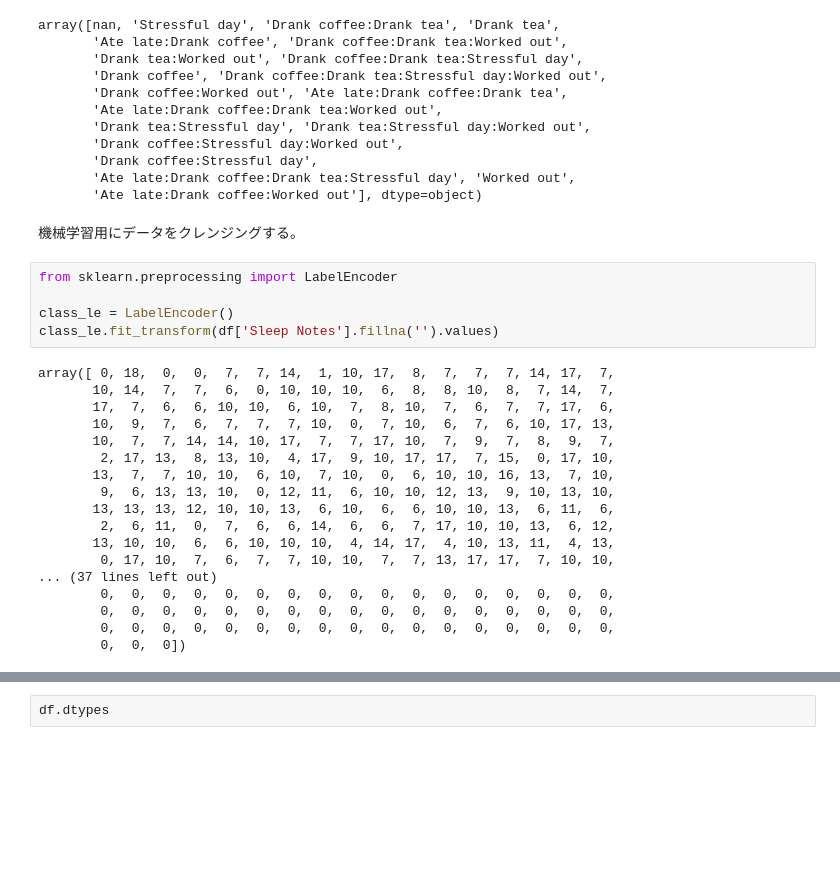
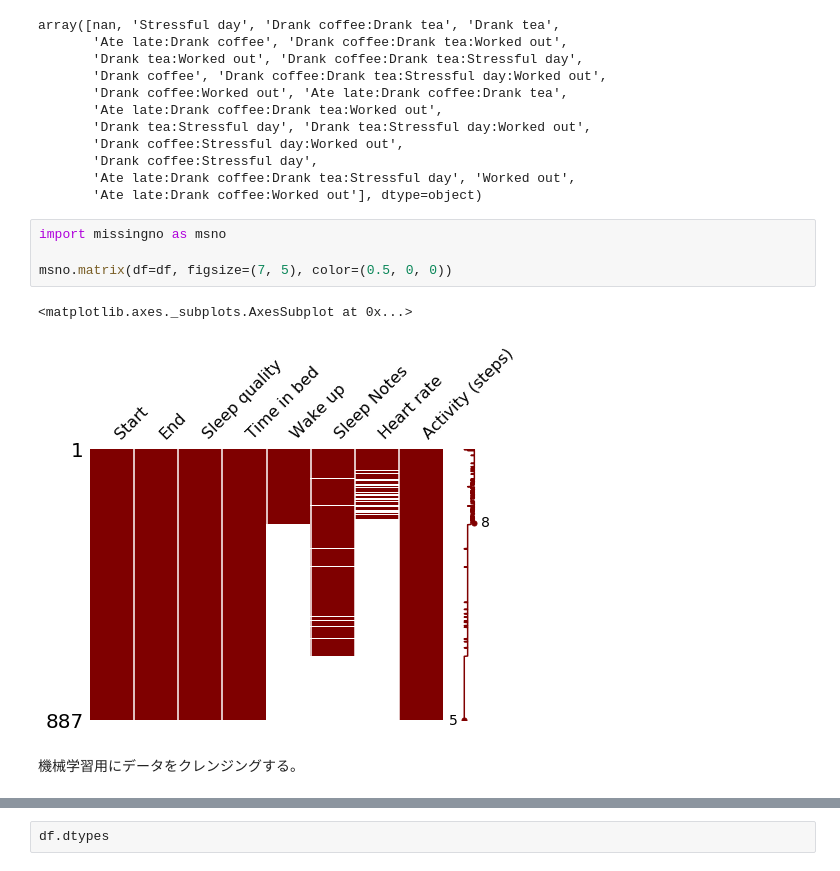
Before and after one commit to st-sashou/ai_experimental, a Jupyter notebook: LSTM多クラス分類.ipynb, the cells around one changed output, grey strips where cells are left out. Saved outputs shown, nothing was run; the diff lists cells and outputs as text; blank space fills up the shorter version.

```diff
--- a/LSTM多クラス分類.ipynb
+++ b/LSTM多クラス分類.ipynb
@@ -85,28 +64,12 @@ array([nan, 'Stressful day', 'Drank coffee:Drank tea', 'Drank tea',
        'Drank coffee:Stressful day',
        'Ate late:Drank coffee:Drank tea:Stressful day', 'Worked out',
        'Ate late:Drank coffee:Worked out'], dtype=object)
+# %%
+import missingno as msno
+
+msno.matrix(df=df, figsize=(7, 5), color=(0.5, 0, 0))
+# %% [output]
+<matplotlib.axes._subplots.AxesSubplot at 0x...>
+[figure, added]
 # %% [markdown]
 機械学習用にデータをクレンジングする。
-# %%
-from sklearn.preprocessing import LabelEncoder
-
-class_le = LabelEncoder()
-class_le.fit_transform(df['Sleep Notes'].fillna('').values)
-# %% [output]
-array([ 0, 18,  0,  0,  7,  7, 14,  1, 10, 17,  8,  7,  7,  7, 14, 17,  7,
-       10, 14,  7,  7,  6,  0, 10, 10, 10,  6,  8,  8, 10,  8,  7, 14,  7,
-       17,  7,  6,  6, 10, 10,  6, 10,  7,  8, 10,  7,  6,  7,  7, 17,  6,
-       10,  9,  7,  6,  7,  7,  7, 10,  0,  7, 10,  6,  7,  6, 10, 17, 13,
-       10,  7,  7, 14, 14, 10, 17,  7,  7, 17, 10,  7,  9,  7,  8,  9,  7,
-        2, 17, 13,  8, 13, 10,  4, 17,  9, 10, 17, 17,  7, 15,  0, 17, 10,
-       13,  7,  7, 10, 10,  6, 10,  7, 10,  0,  6, 10, 10, 16, 13,  7, 10,
-        9,  6, 13, 13, 10,  0, 12, 11,  6, 10, 10, 12, 13,  9, 10, 13, 10,
-       13, 13, 13, 12, 10, 10, 13,  6, 10,  6,  6, 10, 10, 13,  6, 11,  6,
-        2,  6, 11,  0,  7,  6,  6, 14,  6,  6,  7, 17, 10, 10, 13,  6, 12,
-       13, 10, 10,  6,  6, 10, 10, 10,  4, 14, 17,  4, 10, 13, 11,  4, 13,
-        0, 17, 10,  7,  6,  7,  7, 10, 10,  7,  7, 13, 17, 17,  7, 10, 10,
-... (37 lines left out)
-        0,  0,  0,  0,  0,  0,  0,  0,  0,  0,  0,  0,  0,  0,  0,  0,  0,
-        0,  0,  0,  0,  0,  0,  0,  0,  0,  0,  0,  0,  0,  0,  0,  0,  0,
-        0,  0,  0,  0,  0,  0,  0,  0,  0,  0,  0,  0,  0,  0,  0,  0,  0,
-        0,  0,  0])
```
Also changed, not shown: parts of 23 cells of this notebook.
